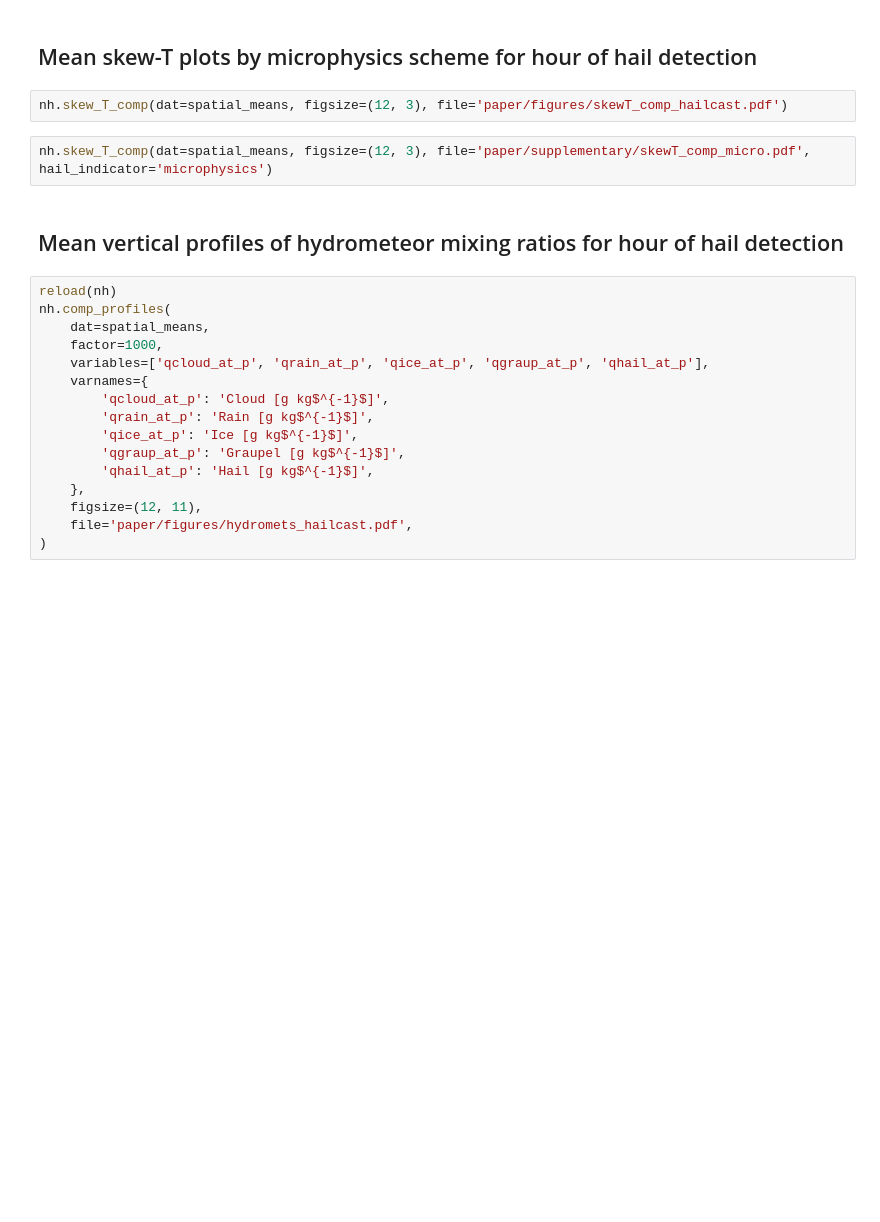
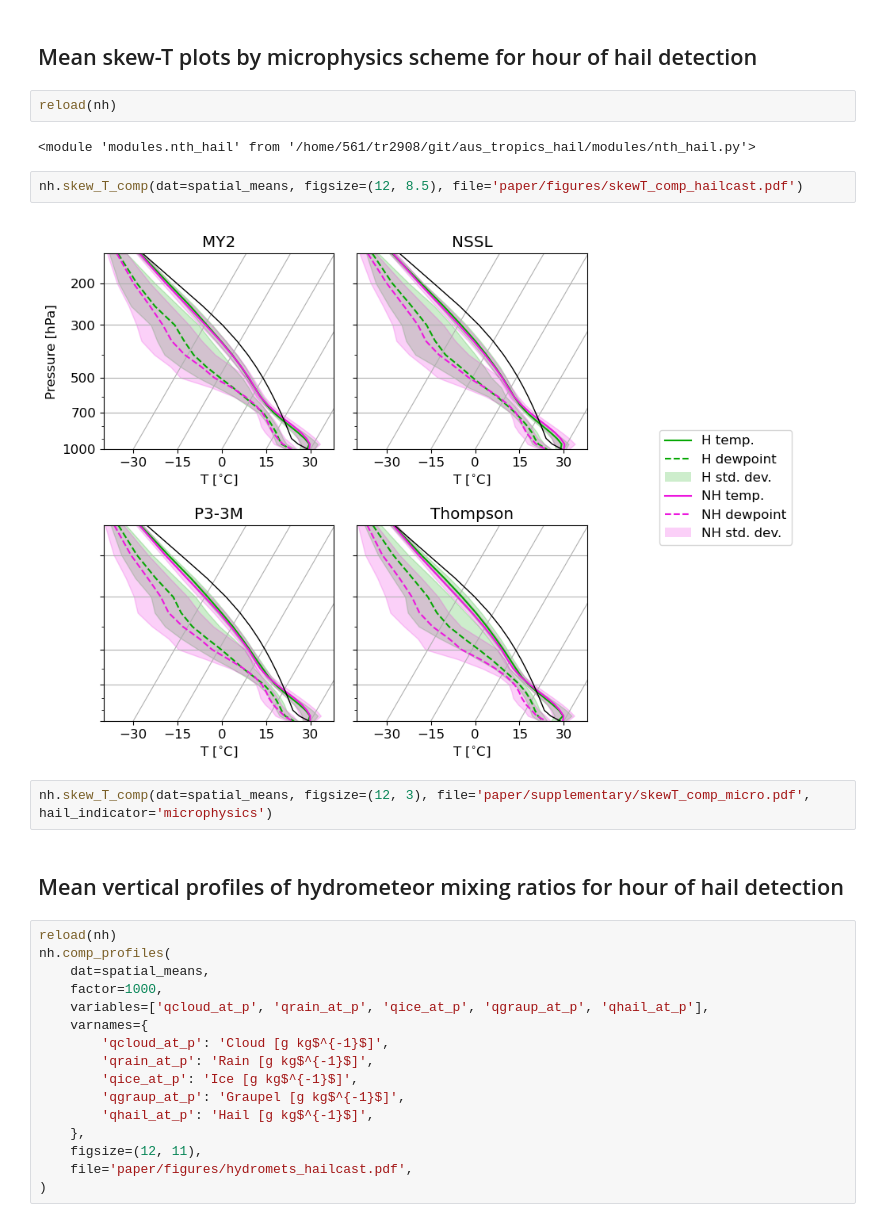
Before and after one commit to traupach/aus_tropics_hail, a Jupyter notebook: analysis/aus_tropics_hail.ipynb, the cells around one changed output. Cells and saved outputs as stored; diff of their text form; blank space fills up the shorter version.

Commit message:
Made figure 2x2 instead of 1x4

```diff
--- a/analysis/aus_tropics_hail.ipynb
+++ b/analysis/aus_tropics_hail.ipynb
@@ -360,7 +372,13 @@ nh.plot_extrema(
 # %% [markdown]
 ## Mean skew-T plots by microphysics scheme for hour of hail detection
+# %%
+reload(nh)
+# %% [output]
+<module 'modules.nth_hail' from '/home/561/tr2908/git/aus_tropics_hail/modules/nth_hail.py'>
 # %%
-nh.skew_T_comp(dat=spatial_means, figsize=(12, 3), file='paper/figures/skewT_comp_hailcast.pdf')
+nh.skew_T_comp(dat=spatial_means, figsize=(12, 8.5), file='paper/figures/skewT_comp_hailcast.pdf')
+# %% [output]
+[figure, added]
 # %%
 nh.skew_T_comp(dat=spatial_means, figsize=(12, 3), file='paper/supplementary/skewT_comp_micro.pdf', hail_indicator='microphysics')
 # %% [markdown]
```
Also changed, not shown: parts of 5 cells of this notebook, 5 other files.
